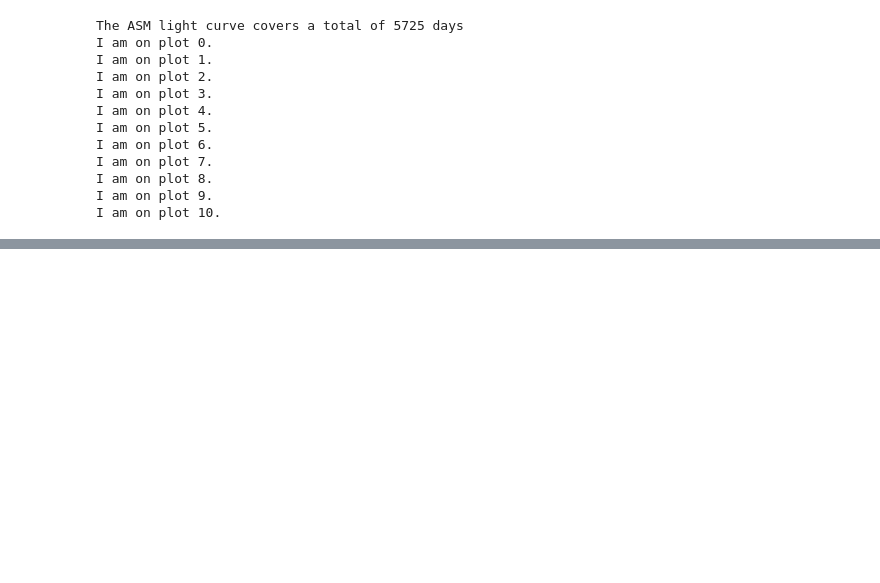
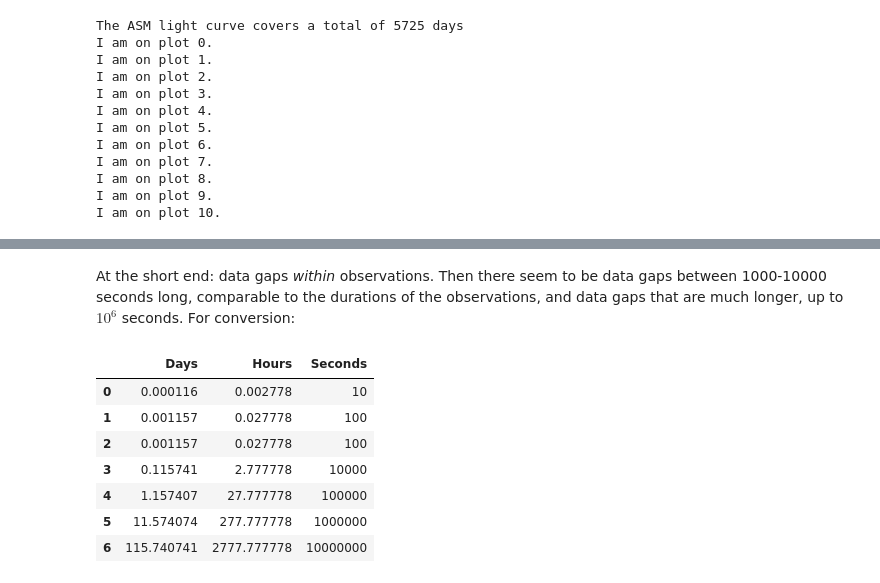
Before and after one commit to dhuppenkothen/BlackHoleMagic, a Jupyter notebook: code/GRS1915_PaperPlots.ipynb, the cells around one changed output, grey strips where cells are left out. Cells and saved outputs as stored; diff of their text form; code cells hidden in the pictures; blank space fills up the shorter version.

```diff
--- a/code/GRS1915_PaperPlots.ipynb
+++ b/code/GRS1915_PaperPlots.ipynb
@@ -157,0 +198,20 @@ I am on plot 10.
+# %% [markdown]
+At the short end: data gaps *within* observations.
+Then there seem to be data gaps between 1000-10000 seconds long, comparable to the durations of the observations, and data gaps that are much longer, up to $10^6$ seconds.
+For conversion:
+# %%
+import pandas as pd
+seconds = np.array([10, 100, 100, 10000, 100000, 1000000, 10000000])
+hours = seconds/3600.0
+days = hours/24.
+df = pd.DataFrame({"Seconds":seconds, "Hours":hours, "Days":days})
+df
+# %% [output]
+|  | Days | Hours | Seconds |
+| 0 | 0.000116 | 0.002778 | 10 |
+| 1 | 0.001157 | 0.027778 | 100 |
+| 2 | 0.001157 | 0.027778 | 100 |
+| 3 | 0.115741 | 2.777778 | 10000 |
+| 4 | 1.157407 | 27.777778 | 100000 |
+| 5 | 11.574074 | 277.777778 | 1000000 |
+| 6 | 115.740741 | 2777.777778 | 10000000 |
```
Also changed, not shown: parts of 12 cells of this notebook.
